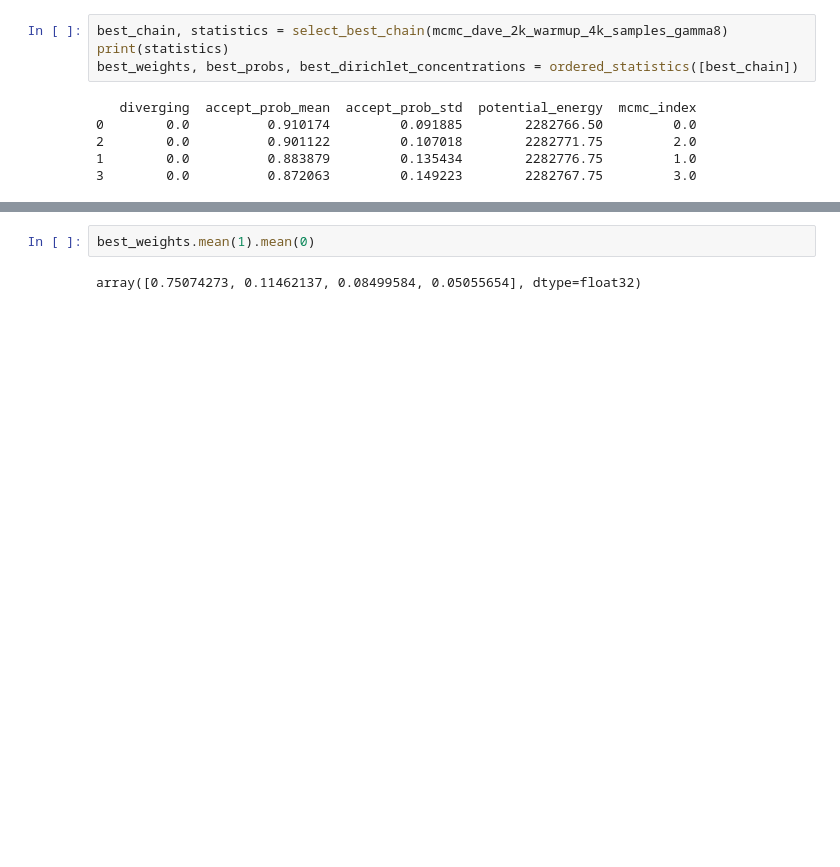
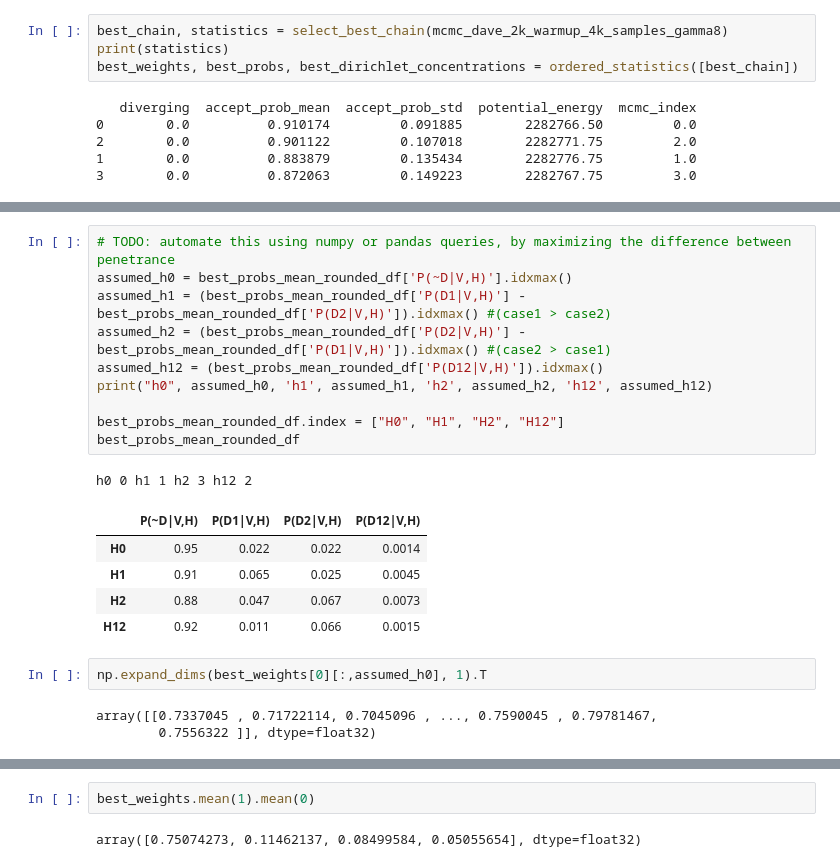
Before and after one commit to akotlar/multivariate-tada, a Jupyter notebook: project/sim5.ipynb, the cells around one changed output, grey strips where cells are left out. Saved outputs shown, nothing was run; the diff lists cells and outputs as text; blank space fills up the shorter version.

```diff
--- a/project/sim5.ipynb
+++ b/project/sim5.ipynb
@@ -510,0 +522,22 @@ best_weights, best_probs, best_dirichlet_concentrations = ordered_statistics([be
+# %%
+# TODO: automate this using numpy or pandas queries, by maximizing the difference between penetrance
+assumed_h0 = best_probs_mean_rounded_df['P(~D|V,H)'].idxmax()
+assumed_h1 = (best_probs_mean_rounded_df['P(D1|V,H)'] - best_probs_mean_rounded_df['P(D2|V,H)']).idxmax() #(case1 > case2)
+assumed_h2 = (best_probs_mean_rounded_df['P(D2|V,H)'] - best_probs_mean_rounded_df['P(D1|V,H)']).idxmax() #(case2 > case1)
+assumed_h12 = (best_probs_mean_rounded_df['P(D12|V,H)']).idxmax()
+print("h0", assumed_h0, 'h1', assumed_h1, 'h2', assumed_h2, 'h12', assumed_h12)
+
+best_probs_mean_rounded_df.index = ["H0", "H1", "H2", "H12"]
+best_probs_mean_rounded_df
+# %% [output]
+h0 0 h1 1 h2 3 h12 2
+|  | P(~D|V,H) | P(D1|V,H) | P(D2|V,H) | P(D12|V,H) |
+| H0 | 0.95 | 0.022 | 0.022 | 0.0014 |
+| H1 | 0.91 | 0.065 | 0.025 | 0.0045 |
+| H2 | 0.88 | 0.047 | 0.067 | 0.0073 |
+| H12 | 0.92 | 0.011 | 0.066 | 0.0015 |
+# %%
+np.expand_dims(best_weights[0][:,assumed_h0], 1).T
+# %% [output]
+array([[0.7337045 , 0.71722114, 0.7045096 , ..., 0.7590045 , 0.79781467,
+        0.7556322 ]], dtype=float32)
```
Also changed, not shown: parts of 10 cells of this notebook, 1 other file.
